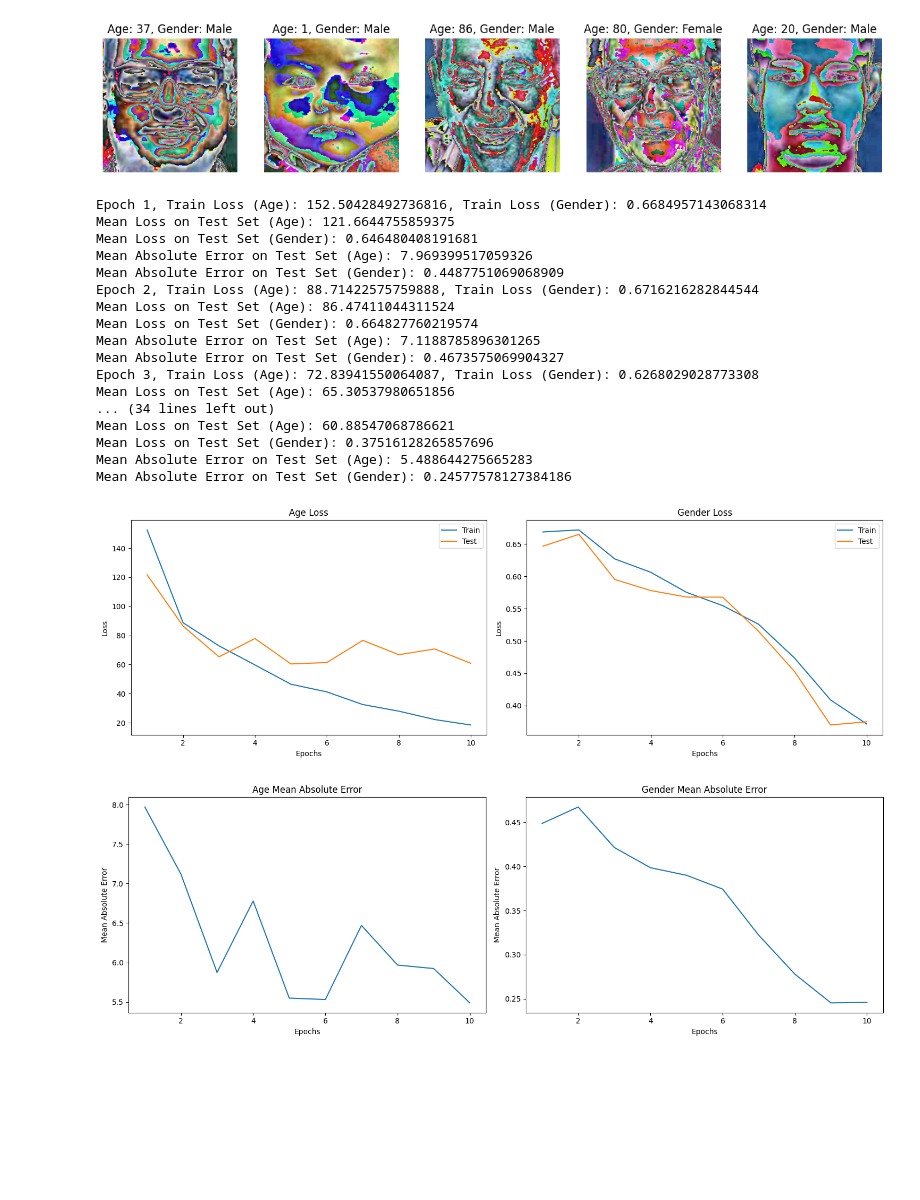
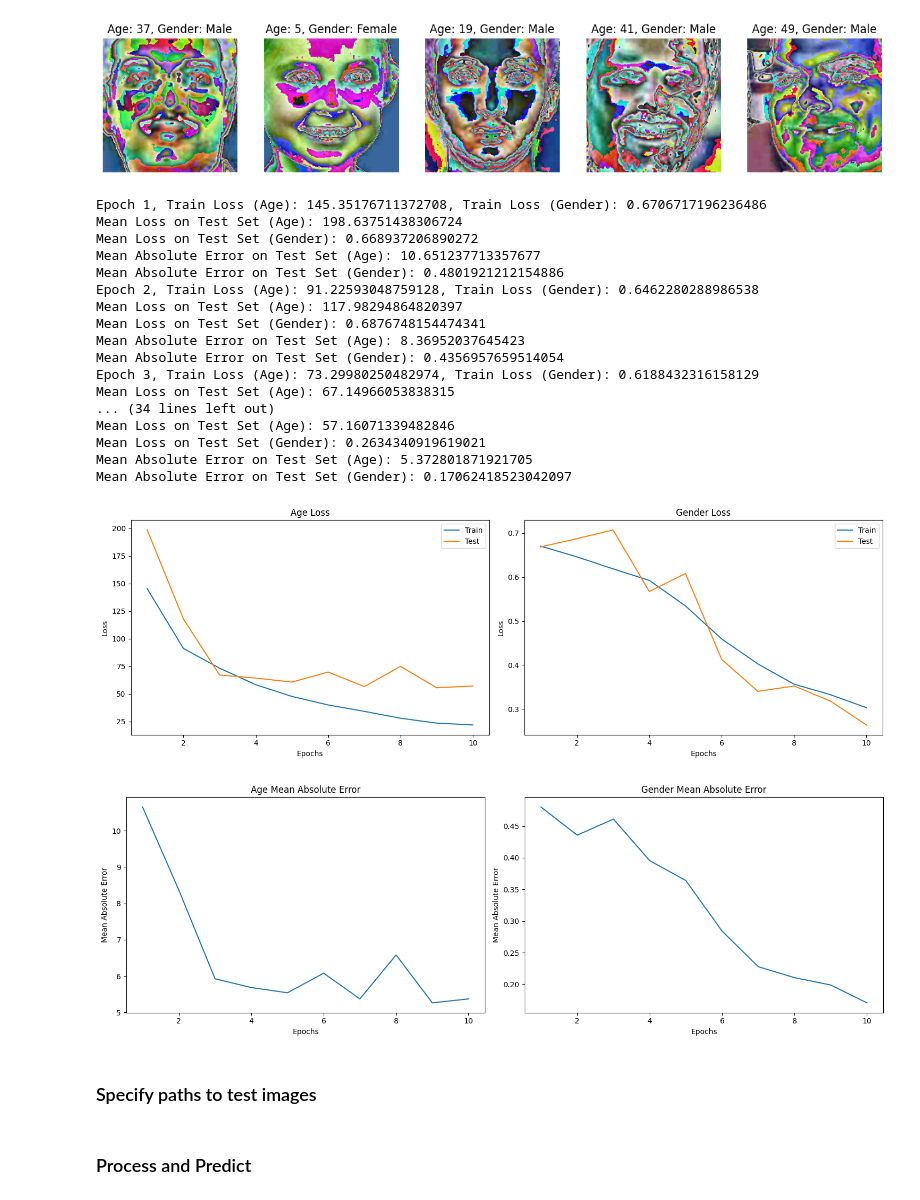
Before and after one commit to mhvalvur/cmpe258project, a Jupyter notebook: age_gender_prediction_model.ipynb, the cells around one changed output. Saved outputs shown, nothing was run; the diff lists cells and outputs as text; code cells hidden in the pictures; blank space fills up the shorter version.

```diff
--- a/age_gender_prediction_model.ipynb
+++ b/age_gender_prediction_model.ipynb
@@ -80,35 +80,35 @@ image_files = [fname for fname in os.listdir('C:\\Users\\alans\\Datasets\\utkcro
 
 # number of total images and the number of images to use
 total_images = len(image_files)
-num_images = 20000  ################################## up to 23000, adjust as you want
+num_images = 23000  ################################## up to 23000, adjust as you want
 
 # select a random subset
 selected_files = random.sample(image_files, num_images)
 
 # split the selected files into train and test sets
 train_files, test_files = train_test_split(selected_files, test_size=0.2, random_state=42)
 
 # use custom datasets for train and test sets
 train_dataset = CustomAgeGenderDataset(root_dir='C:\\Users\\alans\\Datasets\\utkcropped', image_files=train_files, transform=transform)
 test_dataset = CustomAgeGenderDataset(root_dir='C:\\Users\\alans\\Datasets\\utkcropped', image_files=test_files, transform=transform)
 
 # define the dataloaders for train and test sets
 train_loader = DataLoader(train_dataset, batch_size=32, shuffle=True)
 test_loader = DataLoader(test_dataset, batch_size=32, shuffle=False)
 
 sample_loader = DataLoader(train_dataset, batch_size=5, shuffle=True)
 sample_batch = next(iter(sample_loader))
 
 plt.figure(figsize=(15, 5))
 for i in range(len(sample_batch[0])):
     image, age, gender = sample_batch[0][i], sample_batch[1][i], sample_batch[2][i]
     plt.subplot(1, 5, i+1)
     plt.imshow(transforms.ToPILImage()(image))
     plt.title(f"Age: {age}, Gender: {'Female' if gender == 1 else 'Male'}")
     plt.axis('off')
 plt.show()
 # %% [output]
-[figure, old version]
+[figure, new version]
 # %%
 
 
@@ -169,6 +169,7 @@ for epoch in range(num_epochs):
             total_loss_gender += loss_gender.item() * len(images)
             num_samples += len(images)
 
+
     mean_loss_age = total_loss_age / num_samples
     mean_loss_gender = total_loss_gender / num_samples
     mean_absolute_error_age = total_absolute_error_age / num_samples
@@ -185,24 +186,27 @@ for epoch in range(num_epochs):
     print(f"Mean Absolute Error on Test Set (Age): {mean_absolute_error_age}")
     print(f"Mean Absolute Error on Test Set (Gender): {mean_absolute_error_gender}")
 # %% [output]
-Epoch 1, Train Loss (Age): 152.50428492736816, Train Loss (Gender): 0.6684957143068314
-Mean Loss on Test Set (Age): 121.6644755859375
-Mean Loss on Test Set (Gender): 0.646480408191681
-Mean Absolute Error on Test Set (Age): 7.969399517059326
-Mean Absolute Error on Test Set (Gender): 0.4487751069068909
-Epoch 2, Train Loss (Age): 88.71422575759888, Train Loss (Gender): 0.6716216282844544
-Mean Loss on Test Set (Age): 86.47411044311524
-Mean Loss on Test Set (Gender): 0.664827760219574
-Mean Absolute Error on Test Set (Age): 7.1188785896301265
-Mean Absolute Error on Test Set (Gender): 0.4673575069904327
-Epoch 3, Train Loss (Age): 72.83941550064087, Train Loss (Gender): 0.6268029028773308
-Mean Loss on Test Set (Age): 65.30537980651856
+Epoch 1, Train Loss (Age): 145.35176711372708, Train Loss (Gender): 0.6706717196236486
+Mean Loss on Test Set (Age): 198.63751438306724
+Mean Loss on Test Set (Gender): 0.668937206890272
+Mean Absolute Error on Test Set (Age): 10.651237713357677
+Mean Absolute Error on Test Set (Gender): 0.4801921212154886
+Epoch 2, Train Loss (Age): 91.22593048759128, Train Loss (Gender): 0.6462280288986538
+Mean Loss on Test Set (Age): 117.98294864820397
+Mean Loss on Test Set (Gender): 0.6876748154474341
+Mean Absolute Error on Test Set (Age): 8.36952037645423
+Mean Absolute Error on Test Set (Gender): 0.4356957659514054
+Epoch 3, Train Loss (Age): 73.29980250482974, Train Loss (Gender): 0.6188432316158129
+Mean Loss on Test Set (Age): 67.14966053838315
 ... (34 lines left out)
-Mean Loss on Test Set (Age): 60.88547068786621
-Mean Loss on Test Set (Gender): 0.37516128265857696
-Mean Absolute Error on Test Set (Age): 5.488644275665283
-Mean Absolute Error on Test Set (Gender): 0.24577578127384186
+Mean Loss on Test Set (Age): 57.16071339482846
+Mean Loss on Test Set (Gender): 0.2634340919619021
+Mean Absolute Error on Test Set (Age): 5.372801871921705
+Mean Absolute Error on Test Set (Gender): 0.17062418523042097
 # %%
+# Save model
+torch.save(model.state_dict(), 'age_gender_model.pth')
+
 # Plotting
 epochs = range(1, num_epochs + 1)
 
@@ -244,5 +248,5 @@ plt.ylabel('Mean Absolute Error')
 plt.tight_layout()
 plt.show()
 # %% [output]
-[figure, old version]
+[figure, new version]
-[figure, old version]
+[figure, new version]
@@ -248,0 +257,2 @@ plt.show()
+# %% [markdown]
+### Specify paths to test images
@@ -248,0 +265,2 @@ plt.show()
+# %% [markdown]
+### Process and Predict
```
Also changed, not shown: parts of 7 cells of this notebook, 1 other file.
